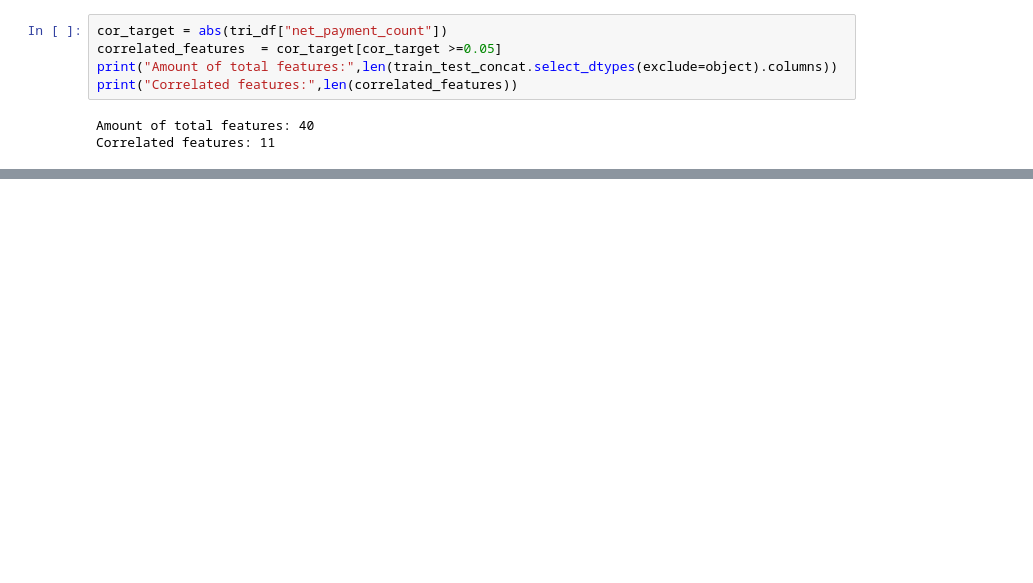
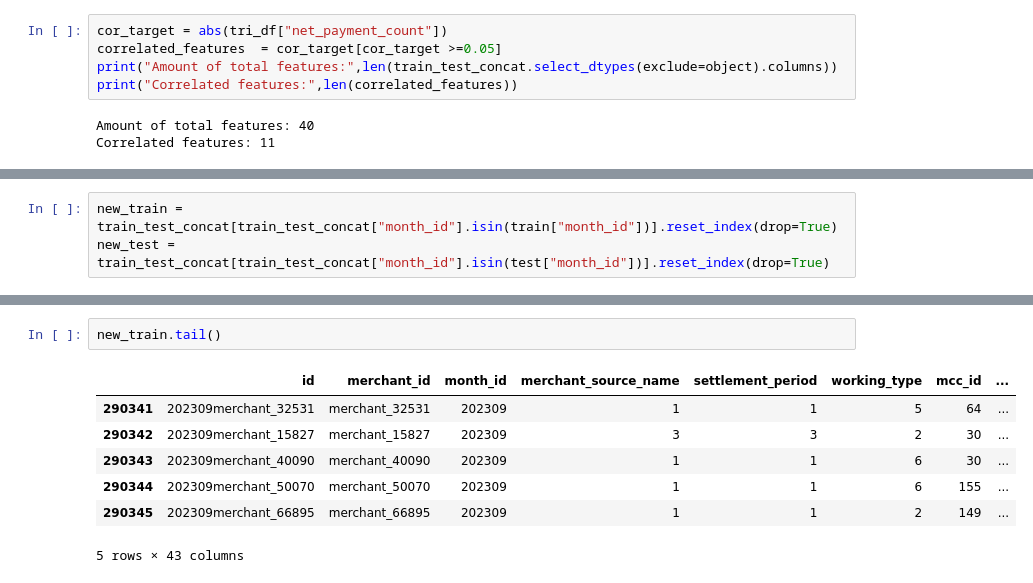
Before and after one commit to kntvrl/iyzico_project_tree_approach, a Jupyter notebook: iyzico_project.ipynb, the cells around one changed output, grey strips where cells are left out. Drawn from its saved outputs; the diff is of its cells as text; blank space fills up the shorter version.

```diff
--- a/iyzico_project.ipynb
+++ b/iyzico_project.ipynb
@@ -862,0 +870,3 @@ Correlated features: 11
+# %%
+new_train = train_test_concat[train_test_concat["month_id"].isin(train["month_id"])].reset_index(drop=True)
+new_test = train_test_concat[train_test_concat["month_id"].isin(test["month_id"])].reset_index(drop=True)
@@ -862,0 +891,10 @@ Correlated features: 11
+# %%
+new_train.tail()
+# %% [output]
+|  | id | merchant_id | month_id | merchant_source_name | settlement_period | working_type | mcc_id | ... |
+| 290341 | 202309merchant_32531 | merchant_32531 | 202309 | 1 | 1 | 5 | 64 | ... |
+| 290342 | 202309merchant_15827 | merchant_15827 | 202309 | 3 | 3 | 2 | 30 | ... |
+| 290343 | 202309merchant_40090 | merchant_40090 | 202309 | 1 | 1 | 6 | 30 | ... |
+| 290344 | 202309merchant_50070 | merchant_50070 | 202309 | 1 | 1 | 6 | 155 | ... |
+| 290345 | 202309merchant_66895 | merchant_66895 | 202309 | 1 | 1 | 2 | 149 | ... |
+5 rows × 43 columns
```
Also changed, not shown: parts of 93 cells of this notebook.
